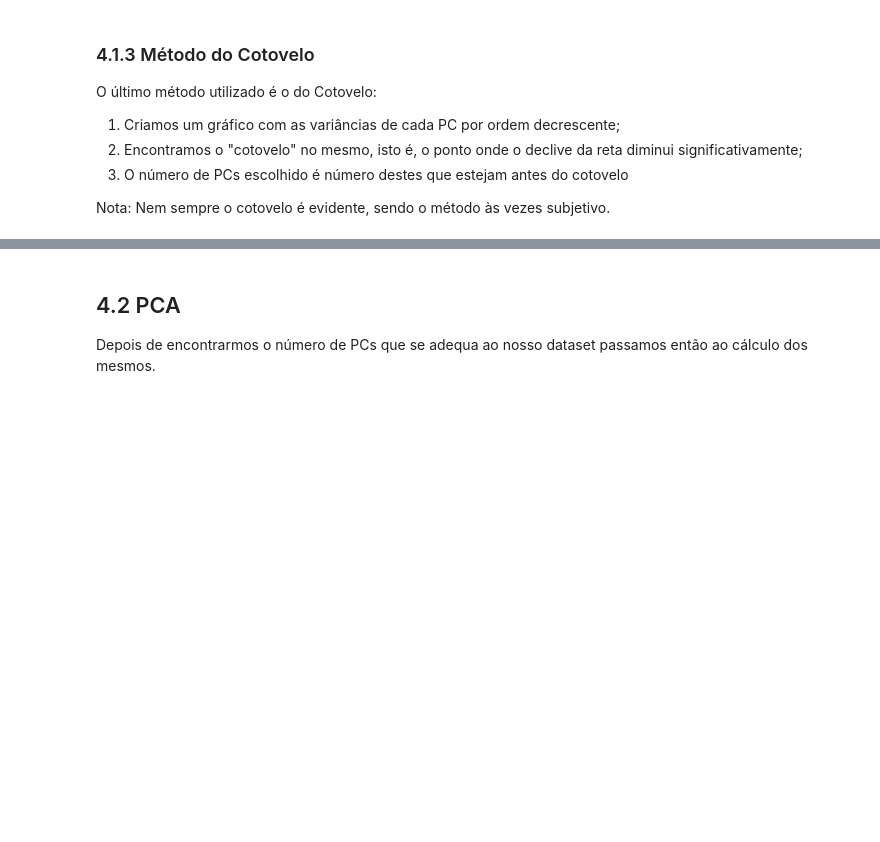
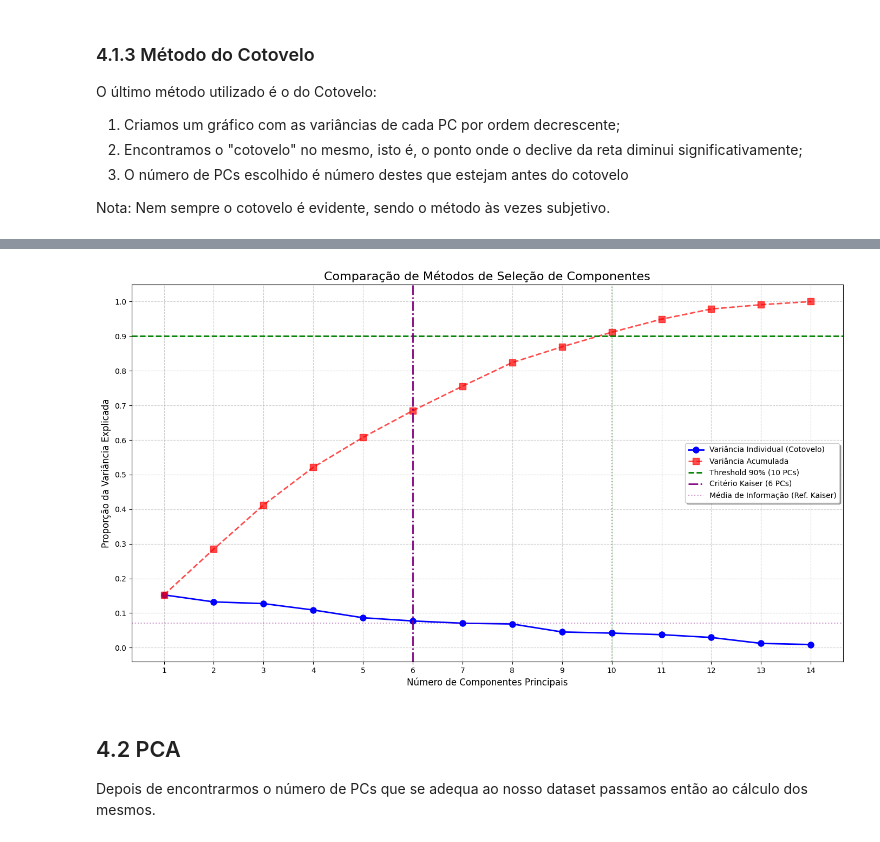
Before and after one commit to jfeiteira/Mini-projeto-do-PCA-e-Cluster, a Jupyter notebook: pca.ipynb, the cells around one changed output, grey strips where cells are left out. Drawn from its saved outputs; the diff is of its cells as text; code cells hidden in the pictures; blank space fills up the shorter version.

```diff
--- a/pca.ipynb
+++ b/pca.ipynb
@@ -652,3 +652,95 @@ O último método utilizado é o do Cotovelo:
 Nota: Nem sempre o cotovelo é evidente, sendo o método às vezes subjetivo.
 # %%
 ## Implementação Método do Cotovelo
+# %%
+import pandas as pd
+import numpy as np
+import matplotlib.pyplot as plt
+from sklearn.decomposition import PCA
+from sklearn.preprocessing import StandardScaler
+from sklearn.impute import SimpleImputer
+
+# ---------------------------------------------------------
+# 1. Preparação dos Dados
+# ---------------------------------------------------------
+# Carregar dados
+df = df_clean
+
+# Selecionar apenas numéricos
+df_numeric = df.select_dtypes(include=[np.number])
+
+# Preencher valores em falta (Imputation)
+imputer = SimpleImputer(strategy='median')
+df_imputed = pd.DataFrame(imputer.fit_transform(df_numeric), columns=df_numeric.columns)
+
+# Normalizar (StandardScaler) - Essencial para o critério de Kaiser funcionar corretamente
+scaler = StandardScaler()
+df_scaled = scaler.fit_transform(df_imputed)
+
+# ---------------------------------------------------------
+# 2. Execução do PCA
+# ---------------------------------------------------------
+pca = PCA()
+pca.fit(df_scaled)
+
+# Obter métricas
+exp_var_ratio = pca.explained_variance_ratio_      # % de variância explicada
+cum_var_ratio = np.cumsum(exp_var_ratio)           # % acumulada
+eigenvalues = pca.explained_variance_              # Eigenvalues (Magnitude bruta)
+
+# ---------------------------------------------------------
+# 3. Cálculo dos Critérios de Seleção
+# ---------------------------------------------------------
+
+# A) Critério de 90% Variância
+# Encontra o primeiro índice onde a soma ultrapassa 0.90
+n_90 = np.argmax(cum_var_ratio >= 0.90) + 1
+
+# B) Critério de Kaiser (Eigenvalue > 1)
+# Mantém componentes que têm variância superior a 1 (média das variáveis padronizadas)
+n_kaiser = np.sum(eigenvalues > 1)
+
+# C) Método do Cotovelo (Visual) - Vamos apenas preparar os dados para o gráfico
+
+print(f"RESUMO DA SELEÇÃO:")
+print(f"- 90% Variância:  {n_90} componentes")
+print(f"- Critério Kaiser: {n_kaiser} componentes")
+print(f"- Método Cotovelo: Analisar visualmente a curva azul (geralmente onde 'dobra')")
+
+# ---------------------------------------------------------
+# 4. Construção do Gráfico
+# ---------------------------------------------------------
+plt.figure(figsize=(14, 8))
+x_axis = range(1, len(exp_var_ratio) + 1)
+
+# Plot 1: Variância Individual (Scree Plot - Para ver o Cotovelo)
+plt.plot(x_axis, exp_var_ratio, 'bo-', linewidth=2, markersize=8, label='Variância Individual (Cotovelo)')
+
+# Plot 2: Variância Acumulada
+plt.plot(x_axis, cum_var_ratio, 'rs--', linewidth=2, markersize=8, alpha=0.7, label='Variância Acumulada')
+
+# Linha de Referência: 90% Variância
+plt.axhline(y=0.90, color='green', linestyle='--', linewidth=2, label=f'Threshold 90% ({n_90} PCs)')
+plt.axvline(x=n_90, color='green', linestyle=':', alpha=0.5)
+
+# Linha de Referência: Critério de Kaiser
+# A linha vertical indica onde paramos segundo o Kaiser
+plt.axvline(x=n_kaiser, color='purple', linestyle='-.', linewidth=2, label=f'Critério Kaiser ({n_kaiser} PCs)')
+
+# Opcional: Mostrar a linha horizontal equivalente ao Kaiser no gráfico de %
+# (Eigenvalue 1 = 1/n_features em proporção)
+kaiser_threshold_ratio = 1 / df_scaled.shape[1]
+plt.axhline(y=kaiser_threshold_ratio, color='purple', linestyle=':', alpha=0.4, label='Média de Informação (Ref. Kaiser)')
+
+# Decorações do gráfico
+plt.title('Comparação de Métodos de Seleção de Componentes', fontsize=16)
+plt.xlabel('Número de Componentes Principais', fontsize=12)
+plt.ylabel('Proporção da Variância Explicada', fontsize=12)
+plt.xticks(x_axis)
+plt.yticks(np.arange(0, 1.1, 0.1))
+plt.legend(loc='best', frameon=True, shadow=True)
+plt.grid(True, linestyle='--', alpha=0.6)
+
+plt.tight_layout()
+plt.show()
+# %% [output]
@@ -655,3 +751,4 @@ Nota: Nem sempre o cotovelo é evidente, sendo o método às vezes subjetivo.
+[figure, added]
 # %% [markdown]
 ## 4.2 PCA
 
```
Also changed, not shown: parts of 2 cells of this notebook.
